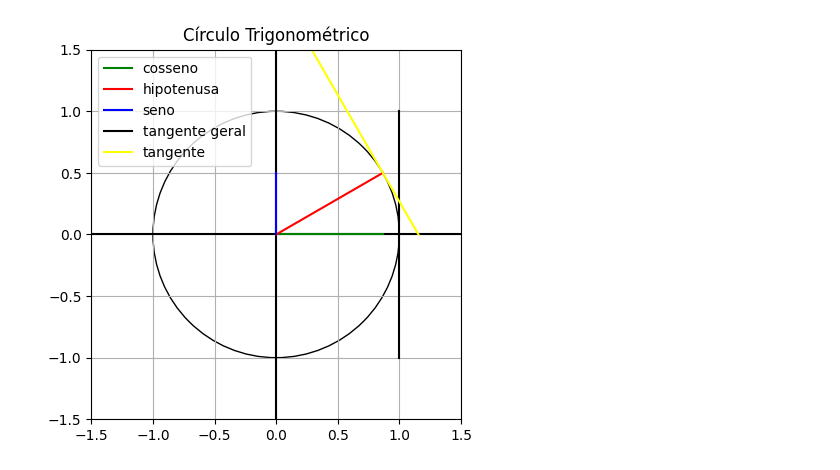
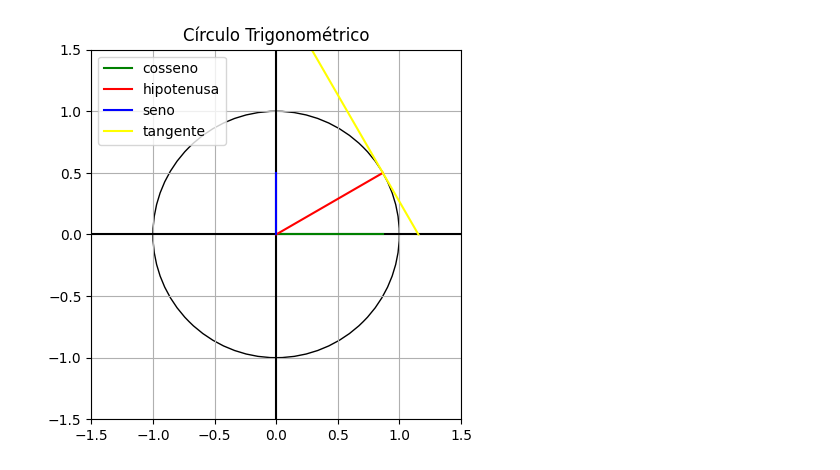
Before and after one commit to isabella1709/Trigonometry-Circle, a Jupyter notebook: circulo_trigonometrico.ipynb, the cells around one changed output. Drawn from its saved outputs; the diff is of its cells as text; code cells hidden in the pictures.

```diff
--- a/circulo_trigonometrico.ipynb
+++ b/circulo_trigonometrico.ipynb
@@ -10,33 +10,31 @@ plt.style.use("default")
 
 angulo = 30
 cos =  math.cos(math.radians(angulo))
 sen = math.sin(math.radians(angulo))
 
 def circulo(cos, sen):
   eixos = plt.subplot()
 
   eixos.grid(True)
 
   eixos.set_aspect(1)
   eixos.add_artist(plt.Circle((0, 0), 1, fill = False))
 
   eixos.axhline(y = 0, color= 'black')
   eixos.axvline(x = 0, color= 'black')
 
   eixos.plot([0, cos], [0, 0],  color = 'green', label = 'cosseno')
   eixos.plot([0, cos], [0, sen],  color = 'red', label = 'hipotenusa')
   eixos.plot([0, 0], [0, sen],  color = 'blue', label = 'seno')
-  eixos.plot([1, 1], [-1, 1], color = 'black', label = 'tangente geral')
-
   eixos.plot([0, 1/cos], [1/sen,0], color='yellow', label='tangente')
 
   plt.xlim(-1.5, 1.5)
   plt.ylim(-1.5, 1.5)
 
   plt.legend()
   plt.title("Círculo Trigonométrico")
   plt.show()
 
 circulo(cos, sen)
 # %% [output]
-[figure, old version]
+[figure, new version]
```
